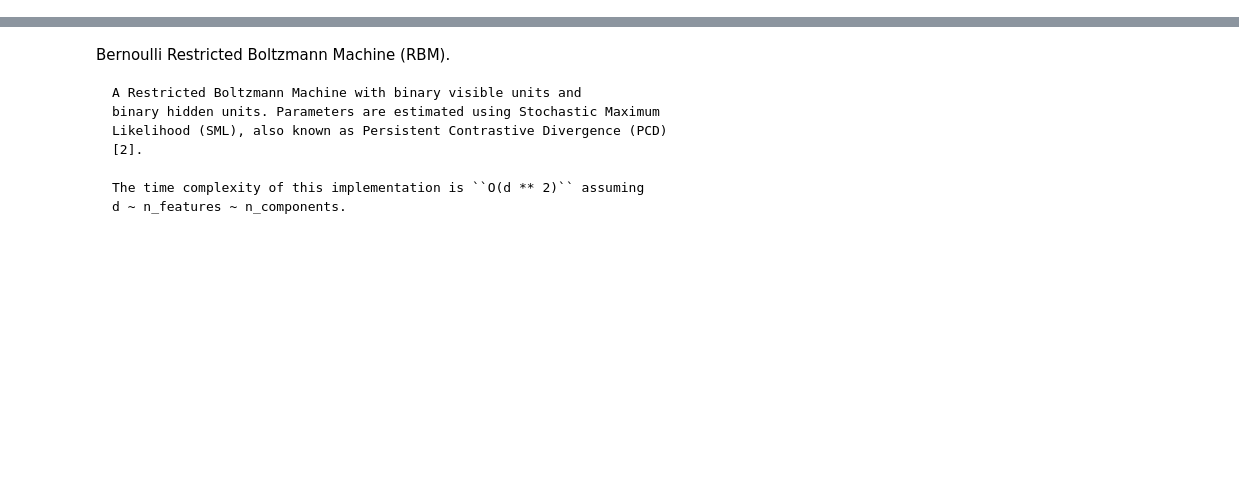
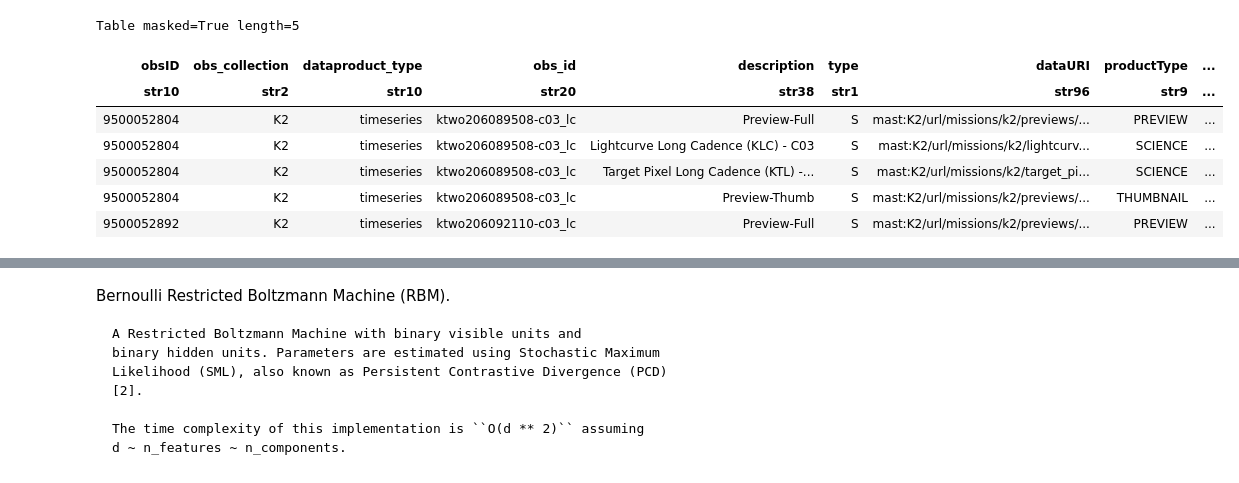
Before and after one commit to alphasentaurii/starskope, a Jupyter notebook: starskope_3.ipynb, the cells around one changed output, grey strips where cells are left out. Cells and saved outputs as stored; diff of their text form; code cells hidden in the pictures; blank space fills up the shorter version.

```diff
--- a/starskope_3.ipynb
+++ b/starskope_3.ipynb
@@ -7,0 +165,11 @@ WORK IN PROGRESS
+# %%
+products[:5]
+# %% [output]
+Table masked=True length=5
+| obsID | obs_collection | dataproduct_type | obs_id | description | type | dataURI | productType | ... |
+| str10 | str2 | str10 | str20 | str38 | str1 | str96 | str9 | ... |
+| 9500052804 | K2 | timeseries | ktwo206089508-c03_lc | Preview-Full | S | mast:K2/url/missions/k2/previews/... | PREVIEW | ... |
+| 9500052804 | K2 | timeseries | ktwo206089508-c03_lc | Lightcurve Long Cadence (KLC) - C03 | S | mast:K2/url/missions/k2/lightcurv... | SCIENCE | ... |
+| 9500052804 | K2 | timeseries | ktwo206089508-c03_lc | Target Pixel Long Cadence (KTL) -... | S | mast:K2/url/missions/k2/target_pi... | SCIENCE | ... |
+| 9500052804 | K2 | timeseries | ktwo206089508-c03_lc | Preview-Thumb | S | mast:K2/url/missions/k2/previews/... | THUMBNAIL | ... |
+| 9500052892 | K2 | timeseries | ktwo206092110-c03_lc | Preview-Full | S | mast:K2/url/missions/k2/previews/... | PREVIEW | ... |
```
Also changed, not shown: parts of 87 cells of this notebook, 3 other files.
